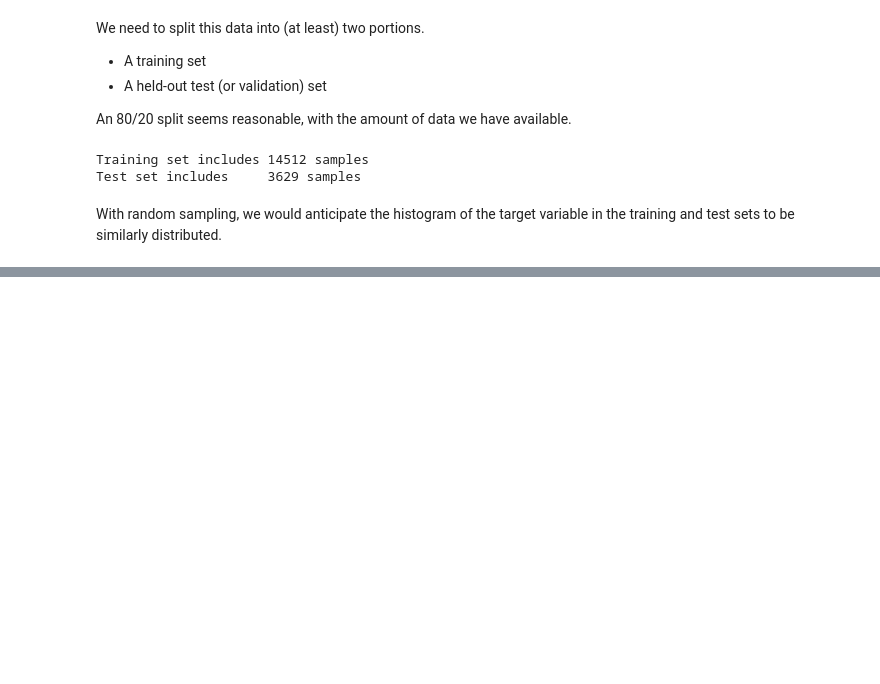
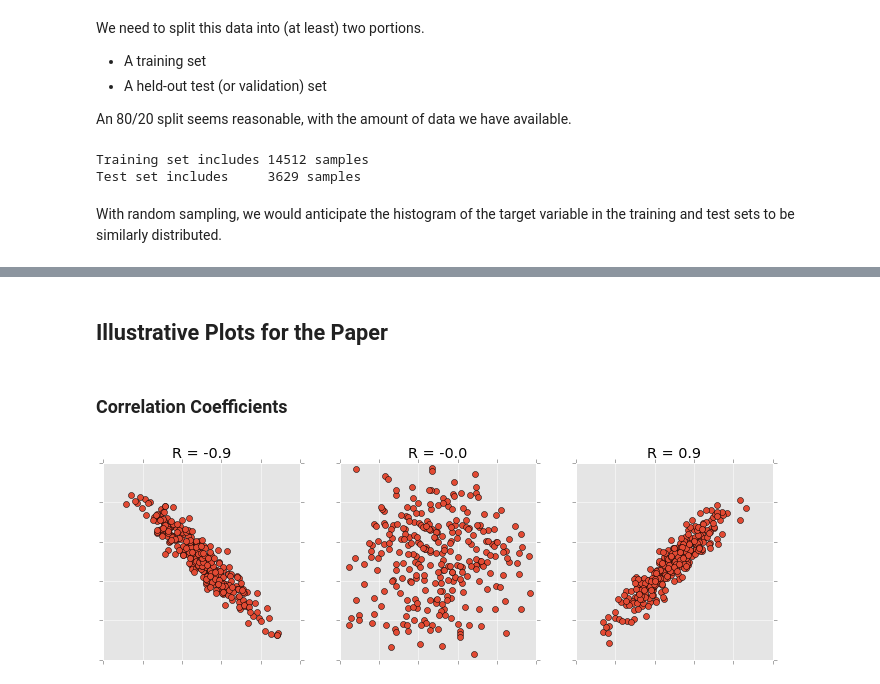
Before and after one commit to rcalme/udacity-capstone, a Jupyter notebook: Notebook/DataInvestigation.ipynb, the cells around one changed output, grey strips where cells are left out. Cells and saved outputs as stored; diff of their text form; code cells hidden in the pictures; blank space fills up the shorter version.

```diff
--- a/Notebook/DataInvestigation.ipynb
+++ b/Notebook/DataInvestigation.ipynb
@@ -252,0 +268,26 @@ NameError: name 'y_test' is not defined
+# %% [markdown]
+## Illustrative Plots for the Paper
+# %% [markdown]
+### Correlation Coefficients
+# %%
+# Settings that apply to all plots
+f, (neg, zero, pos) = plt.subplots(1, 3, figsize=(12, 4))
+plots = [
+    (neg,  [[.03, -.03], [.001, .001]]),  # Negative correlation
+    (zero, [[.05, 0],    [0, .05]]),      # Random (near-zero) correlation
+    (pos,  [[.03, .03],  [-.001, .001]])] # Positive correlation
+for (subplot, covariance) in (plots):
+    # Distributions centered around the midpoint between 0 and 1
+    mean = [0.5, 0.5]
+    x, y = np.random.multivariate_normal(mean, covariance, 300).T
+    subplot.set_aspect('equal', adjustable='box')
+    subplot.plot(x, y, 'o')
+    subplot.set_xlim(0,1)
+    subplot.set_ylim(0,1)
+    subplot.axes.get_xaxis().set_ticklabels([])
+    subplot.axes.get_yaxis().set_ticklabels([])
+    subplot.set_title("R = {0:.1f}".format(pearsonr(x, y)[0]))
+#Show them all
+plt.show()
+# %% [output]
+[figure, added]
```
Also changed, not shown: parts of 24 cells of this notebook.
